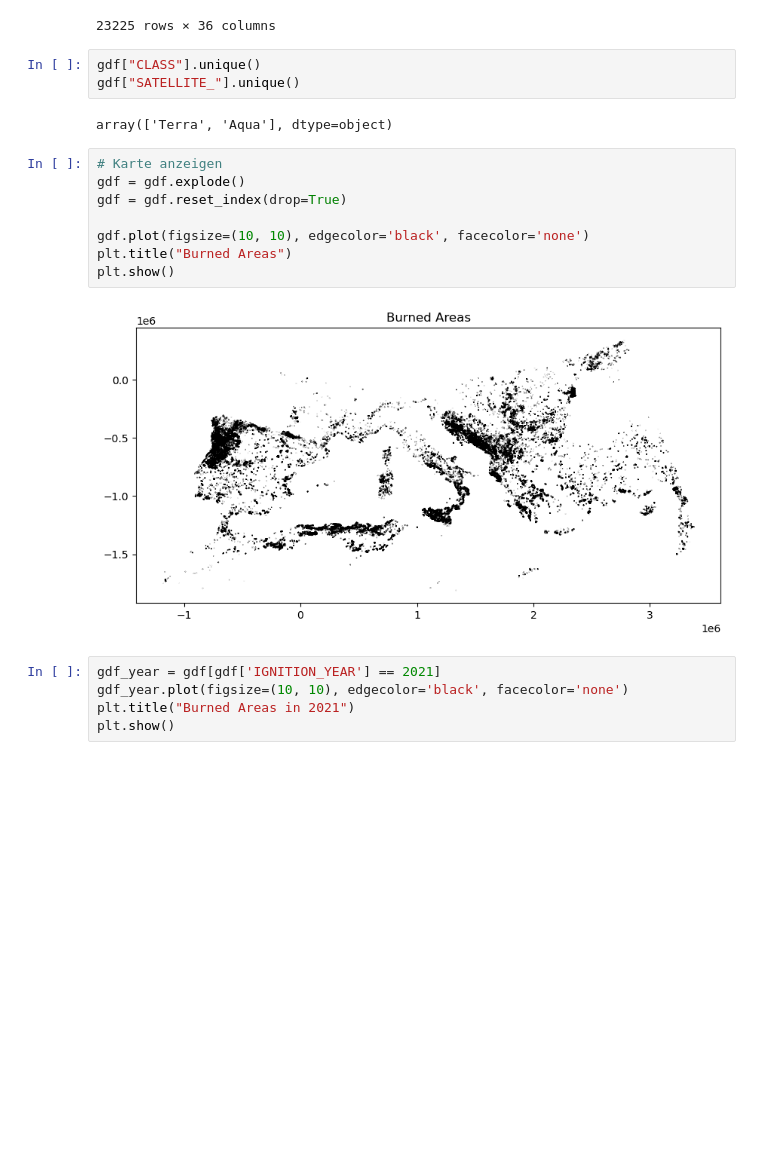
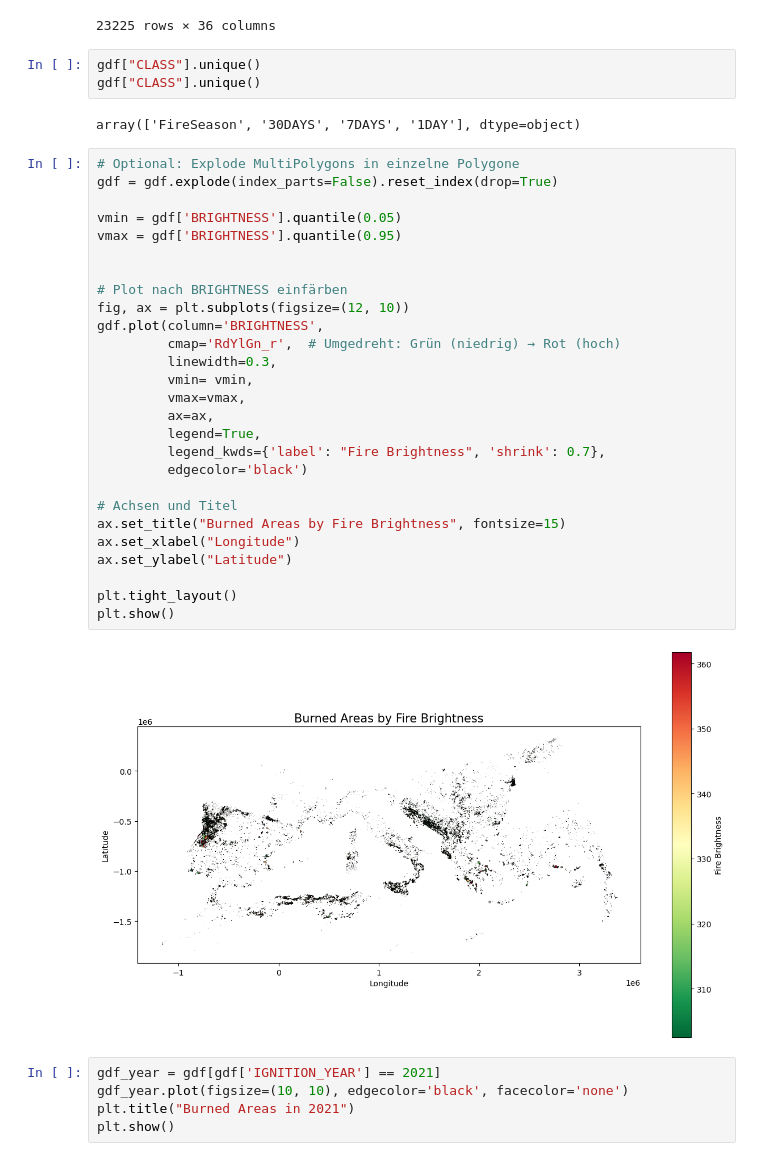
Before and after one commit to paulinebecker2002/mesogeos, a Jupyter notebook: notebooks/burend_areas_shapefile.ipynb, the cells around one changed output. Saved outputs shown, nothing was run; the diff lists cells and outputs as text; blank space fills up the shorter version.

```diff
--- a/notebooks/burend_areas_shapefile.ipynb
+++ b/notebooks/burend_areas_shapefile.ipynb
@@ -36,19 +36,38 @@ gdf
 23225 rows × 36 columns
 # %%
 gdf["CLASS"].unique()
-gdf["SATELLITE_"].unique()
+gdf["CLASS"].unique()
 # %% [output]
-array(['Terra', 'Aqua'], dtype=object)
+array(['FireSeason', '30DAYS', '7DAYS', '1DAY'], dtype=object)
 # %%
-# Karte anzeigen
-gdf = gdf.explode()
-gdf = gdf.reset_index(drop=True)
+# Optional: Explode MultiPolygons in einzelne Polygone
+gdf = gdf.explode(index_parts=False).reset_index(drop=True)
 
-gdf.plot(figsize=(10, 10), edgecolor='black', facecolor='none')
-plt.title("Burned Areas")
+vmin = gdf['BRIGHTNESS'].quantile(0.05)
+vmax = gdf['BRIGHTNESS'].quantile(0.95)
+
+
+# Plot nach BRIGHTNESS einfärben
+fig, ax = plt.subplots(figsize=(12, 10))
+gdf.plot(column='BRIGHTNESS',
+         cmap='RdYlGn_r',  # Umgedreht: Grün (niedrig) → Rot (hoch)
+         linewidth=0.3,
+         vmin= vmin,
+         vmax=vmax,
+         ax=ax,
+         legend=True,
+         legend_kwds={'label': "Fire Brightness", 'shrink': 0.7},
+         edgecolor='black')
+
+# Achsen und Titel
+ax.set_title("Burned Areas by Fire Brightness", fontsize=15)
+ax.set_xlabel("Longitude")
+ax.set_ylabel("Latitude")
+
+plt.tight_layout()
 plt.show()
 # %% [output]
-[figure, old version]
+[figure, new version]
 # %%
 gdf_year = gdf[gdf['IGNITION_YEAR'] == 2021]
 gdf_year.plot(figsize=(10, 10), edgecolor='black', facecolor='none')
```
Also changed, not shown: 6 other files.
